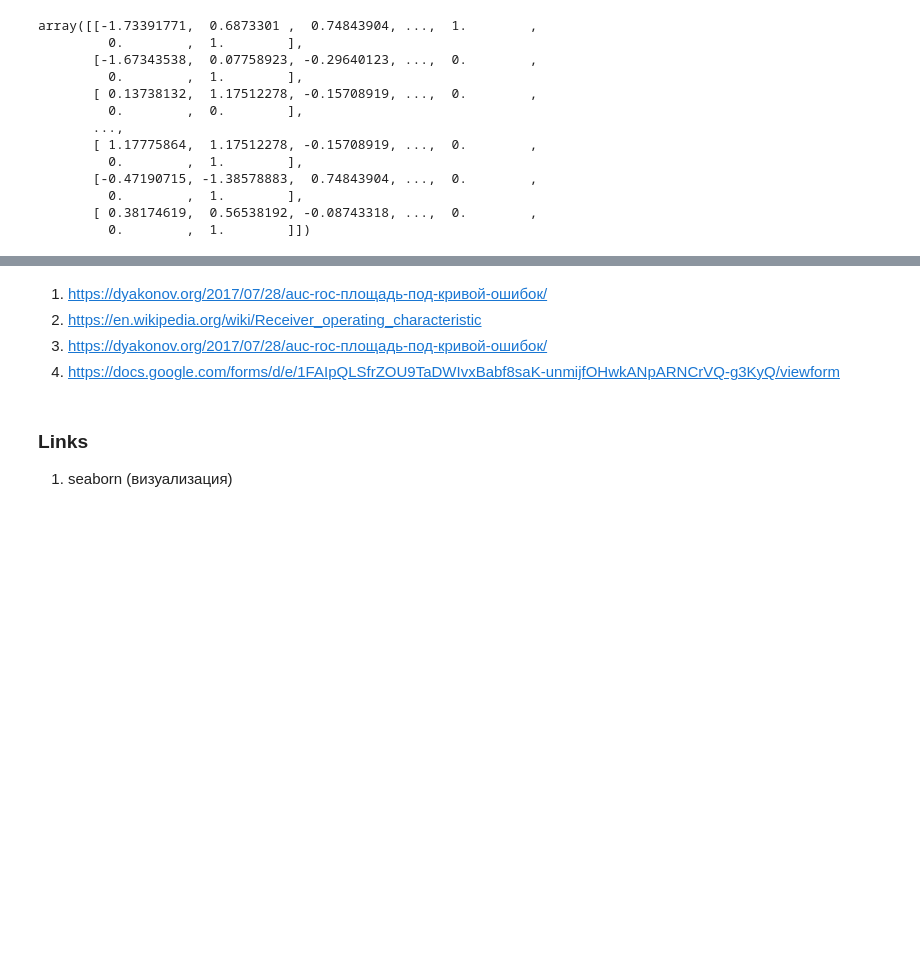
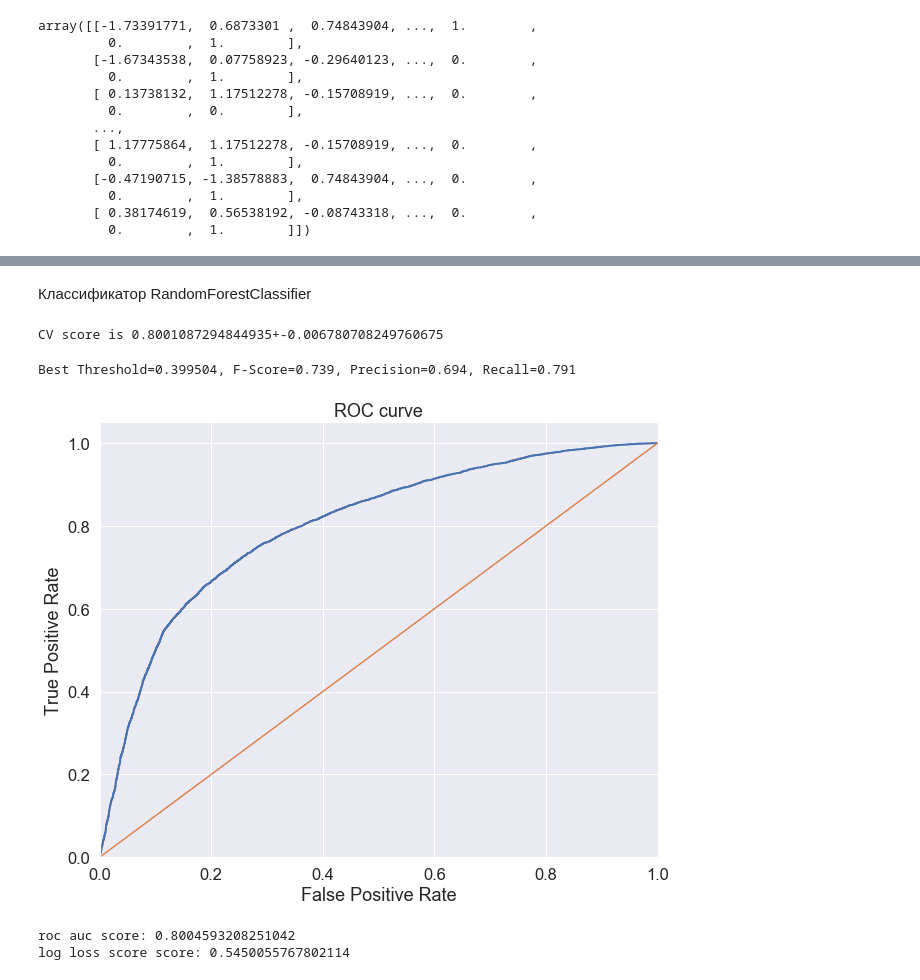
Before and after one commit to Natalia1807/ML_business, a Jupyter notebook: HW_3.ipynb, the cells around one changed output, grey strips where cells are left out. Saved outputs shown, nothing was run; the diff lists cells and outputs as text; code cells hidden in the pictures; blank space fills up the shorter version.

```diff
--- a/HW_3.ipynb
+++ b/HW_3.ipynb
@@ -728,9 +244,45 @@ p.s.В вопросе проще разобраться, если вспомни
-# %% [markdown]
-1. https://dyakonov.org/2017/07/28/auc-roc-площадь-под-кривой-ошибок/
-2. https://en.wikipedia.org/wiki/Receiver_operating_characteristic
-3. https://dyakonov.org/2017/07/28/auc-roc-площадь-под-кривой-ошибок/
-4. https://docs.google.com/forms/d/e/1FAIpQLSfrZOU9TaDWIvxBabf8saK-unmijfOHwkANpARNCrVQ-g3KyQ/viewform
-# %% [markdown]
-### Links
-
-1. seaborn (визуализация)
+# %% [markdown]
+Классификатор RandomForestClassifier
+# %%
+from sklearn.ensemble import RandomForestClassifier
+RFС = Pipeline([
+    ('features', feats),
+    ('classifier', RandomForestClassifier(max_depth = 8,
+                                          n_estimators = 100, random_state = 42)),
+])
+
+
+#запустим кросс-валидацию
+cv_scores = cross_val_score(RFС, X_train, y_train, cv=16, scoring='roc_auc')
+cv_score = np.mean(cv_scores)
+cv_score_std = np.std(cv_scores)
+print('CV score is {}+-{}'.format(cv_score, cv_score_std))
+
+#обучим пайплайн на всем тренировочном датасете
+RFС.fit(X_train, y_train)
+y_score = RFС.predict_proba(X_test)[:, 1]
+# %% [output]
+CV score is 0.8001087294844935+-0.006780708249760675
+# %%
+b=1
+precision_1, recall_1, thresholds_1 = precision_recall_curve(y_test.values, y_score)
+fscore_1 = (1+b**2)*(precision_1 * recall_1) / (b**2*precision_1 + recall_1)
+# locate the index of the largest f score
+ix = np.argmax(fscore_1)
+print('Best Threshold=%f, F-Score=%.3f, Precision=%.3f, Recall=%.3f' % (thresholds_1[ix],
+                                                                        fscore_1[ix],
+                                                                        precision_1[ix],
+                                                                        recall_1[ix]))
+# %% [output]
+Best Threshold=0.399504, F-Score=0.739, Precision=0.694, Recall=0.791
+# %%
+ROC_curve_plt(y_test, y_score)
+# %% [output]
+[figure, added]
+# %%
+print("roc auc score: {}".format(roc_auc_score(y_true=y_test, y_score=RFС.predict_proba(X_test)[:,1])))
+print("log loss score score: {}".format(log_loss(y_true=y_test, y_pred=RFС.predict_proba(X_test)[:,1])))
+roc_auc_score_1 = roc_auc_score(y_true=y_test, y_score=RFС.predict_proba(X_test)[:,1])
+# %% [output]
+roc auc score: 0.8004593208251042
+log loss score score: 0.5450055767802114
```
Also changed, not shown: parts of 94 cells of this notebook.
